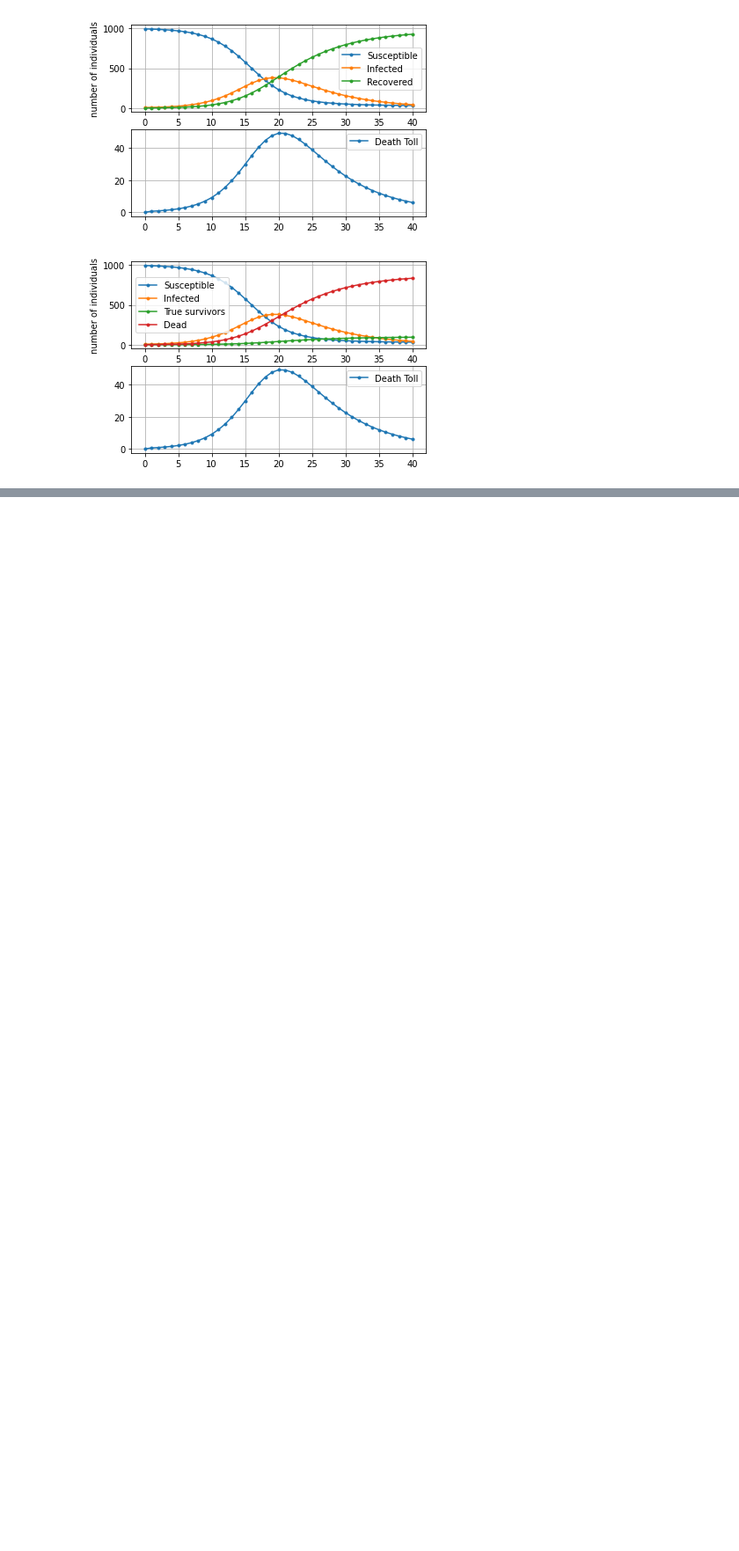
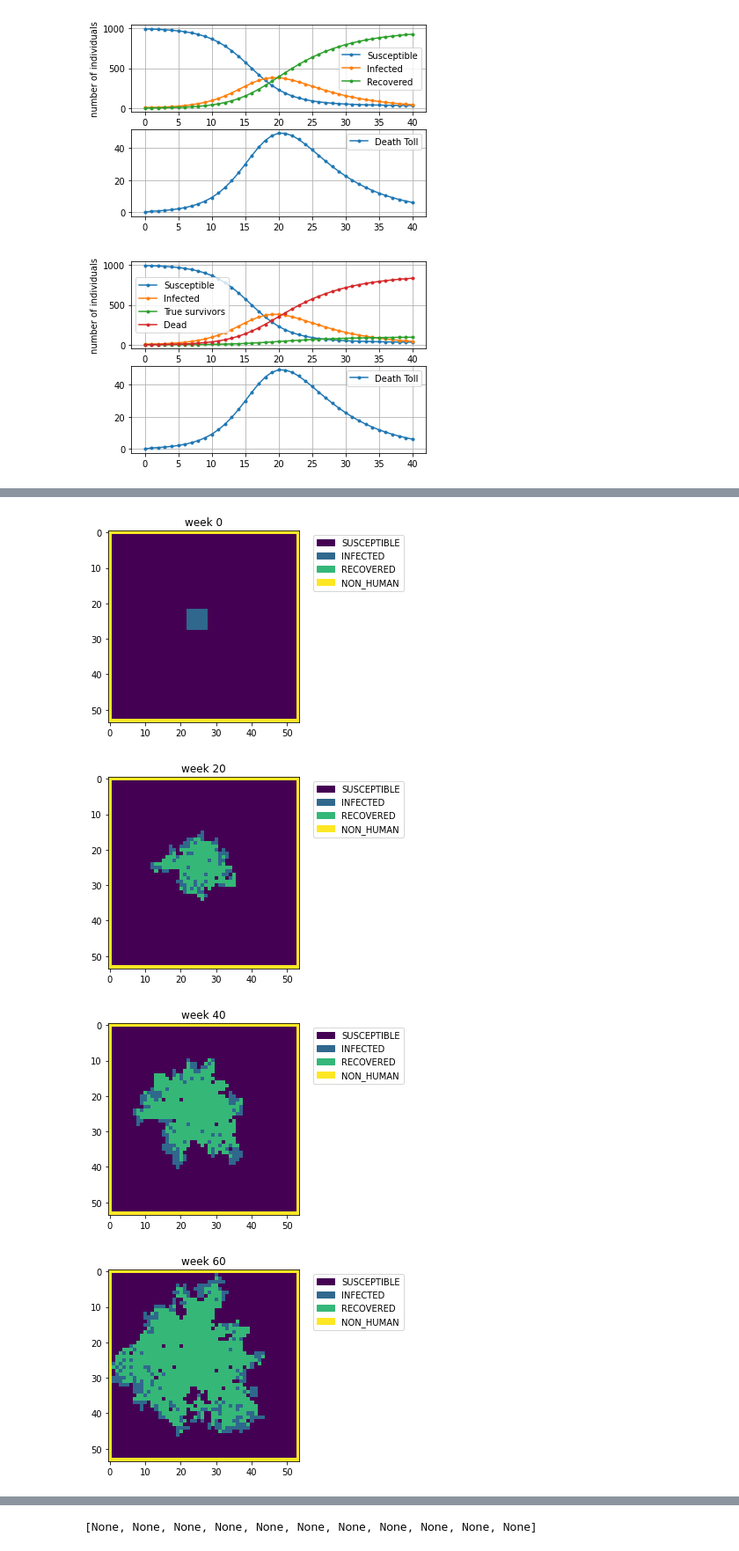
Before and after one commit to ajkbssn/uu-prog1, a Jupyter notebook: src/uu_prog1/epidemic_solution.ipynb, the cells around one changed output, grey strips where cells are left out. Shown: that part at 88% size. Saved outputs shown, nothing was run; the diff lists cells and outputs as text; code cells hidden in the pictures; blank space fills up the shorter version.

```diff
--- a/src/uu_prog1/epidemic_solution.ipynb
+++ b/src/uu_prog1/epidemic_solution.ipynb
@@ -93,0 +99,34 @@ list
+# %%
+from epidemics import *
+import numpy as np
+
+T=200
+M=52
+N=52
+alpha = 0.2
+beta = 0.15
+
+grid = createSIR2D(rows=M, columns=N, boundary=True)
+grid[22:28, 22:28] = INFECTED
+grids = []
+S_list=[]
+I_list=[]
+R_list=[]
+grids.append(grid)
+
+# Run the simulation
+for n in range(T):
+    grid = time_step(grid, alpha, beta)
+    grids.append(grid)
+    S_list.append(np.sum(grid == SUSCEPTIBLE))
+    I_list.append(np.sum(grid == INFECTED))
+    R_list.append(np.sum(grid == RECOVERED))
+
+
+
+[plot2D_SIR(grids[t], title=f'week {t}',do_show=True) for t in np.arange(0,T+1,T//10)]
+# %% [output]
+[figure, added]
+[figure, added]
+[figure, added]
+[figure, added]
@@ -93,0 +140 @@ list
+[None, None, None, None, None, None, None, None, None, None, None]
```
Also changed, not shown: parts of 9 cells of this notebook.
